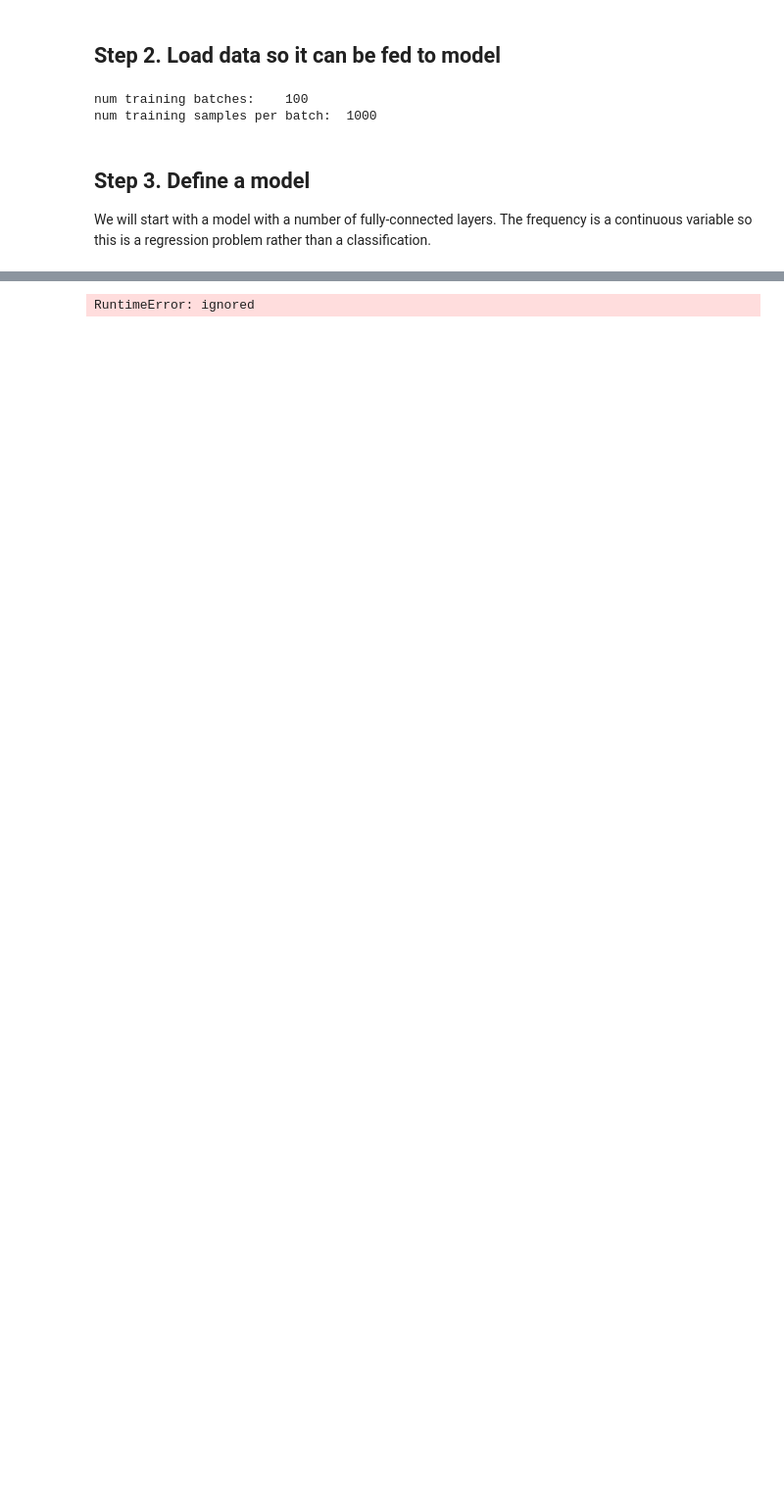
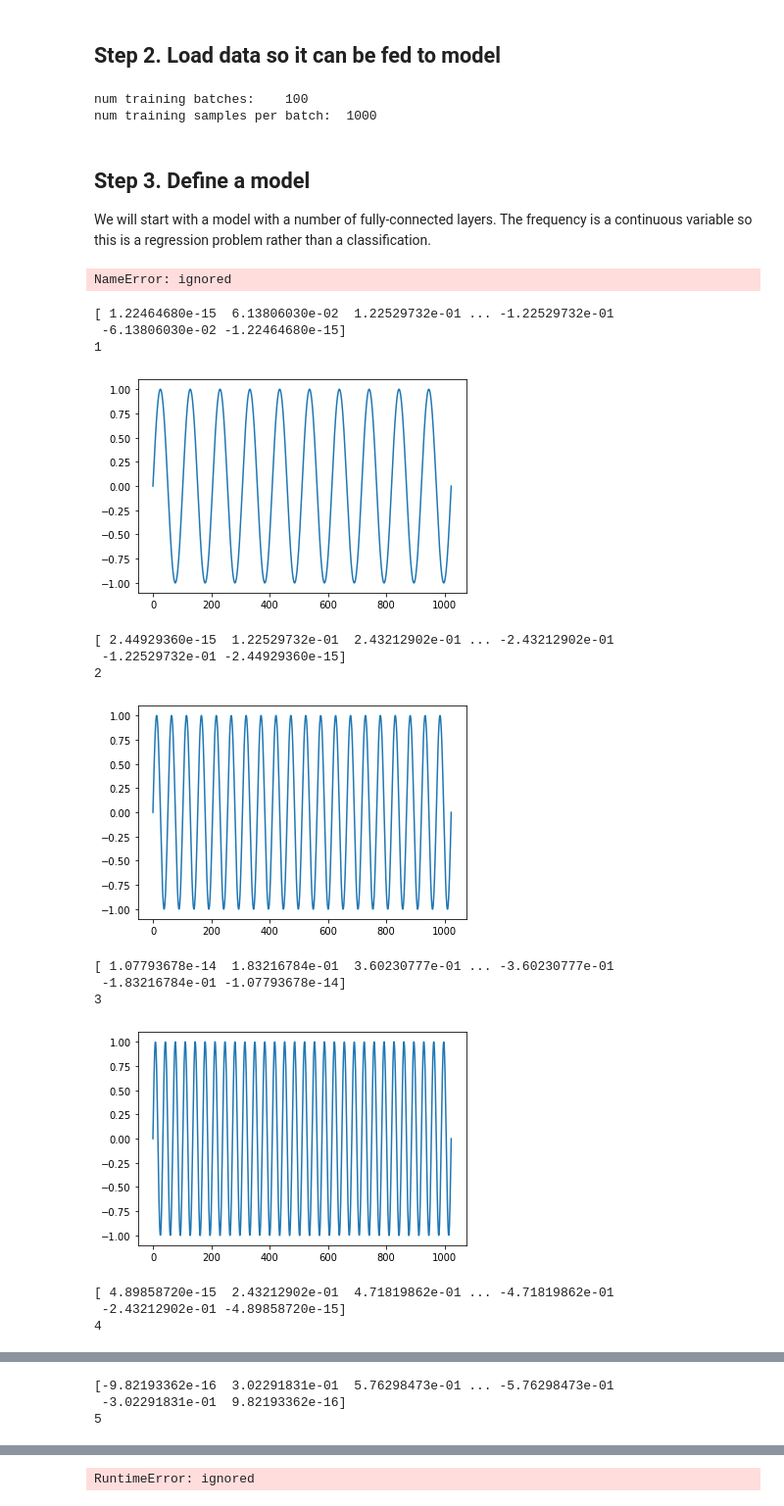
Before and after one commit to duanasq/learning-ds-public, a Jupyter notebook: dl-fundamentals/residual_nets.ipynb, the cells around one changed output, grey strips where cells are left out. Shown: that part at 98% size. Drawn from its saved outputs; the diff is of its cells as text; code cells hidden in the pictures; blank space fills up the shorter version.

```diff
--- a/dl-fundamentals/residual_nets.ipynb
+++ b/dl-fundamentals/residual_nets.ipynb
@@ -172,14 +174,17 @@ def test(dataloader, model, loss_fn):
     return test_loss
 # %%
 def plot_model(model):
-  arr = np.linspace(0, 1, num=500)[:, np.newaxis]
-  x = torch.Tensor(arr)
-  y = model(x).detach()
- # poly = np.poly1d([1, -28, 322, -1960, 6769, -13132, 13068, -540])
-  y_real =  3* x[:,0] - 7#poly(arr)#5*x[:,0]**5 + 4*x[:,0]**4 + 3*x[:,0]**3 + 2*x[:,0]**2 + x[:,0] + 42 #3 * x[:,0] - 7
-  #print('plotmodel')
-  #print(x,y)
-  df = pd.DataFrame(data = {"x": x[:, 0], "y": y[:, 0], "y_real": y_real}).melt(id_vars='x', value_vars=['y', 'y_real'])
-  #print(df.head())
+
+  x = np.linspace(-10*np.pi, 10 * np.pi, size_image)
+  y_real = a*np.sin(k*x) + b
+  y_pred = model(torch.Tensor(x)).detach()
+
+  df = pd.DataFrame(data = {"x": x, "y": y_pred, "y_real": y_real}).melt(id_vars='x', value_vars=['y_pred', 'y_real'])
+
   sns.scatterplot(data = df, x='x', y='value', hue='variable')
   plt.show()
+
+
+plot_model(fully_connected_model)
+# %% [output]
+NameError: ignored
@@ -187,0 +191,20 @@ arr = np.linspace(0, 1, num=500)
+# %%
+//TODO I AM HERE TRYING TO PREDICT SAMPLES IN THE MODEL
+samples_x, samples_y = dataset_generate(20, range(1,21))
+torch.Tensor(samples_x[0])
+# %% [output]
+[ 1.22464680e-15  6.13806030e-02  1.22529732e-01 ... -1.22529732e-01
+ -6.13806030e-02 -1.22464680e-15]
+1
+[figure, added]
+[ 2.44929360e-15  1.22529732e-01  2.43212902e-01 ... -2.43212902e-01
+ -1.22529732e-01 -2.44929360e-15]
+2
+[figure, added]
+[ 1.07793678e-14  1.83216784e-01  3.60230777e-01 ... -3.60230777e-01
+ -1.83216784e-01 -1.07793678e-14]
+3
+[figure, added]
+[ 4.89858720e-15  2.43212902e-01  4.71819862e-01 ... -4.71819862e-01
+ -2.43212902e-01 -4.89858720e-15]
+4
@@ -187,0 +212,3 @@ arr = np.linspace(0, 1, num=500)
+[-9.82193362e-16  3.02291831e-01  5.76298473e-01 ... -5.76298473e-01
+ -3.02291831e-01  9.82193362e-16]
+5
```
Also changed, not shown: parts of 5 cells of this notebook.
